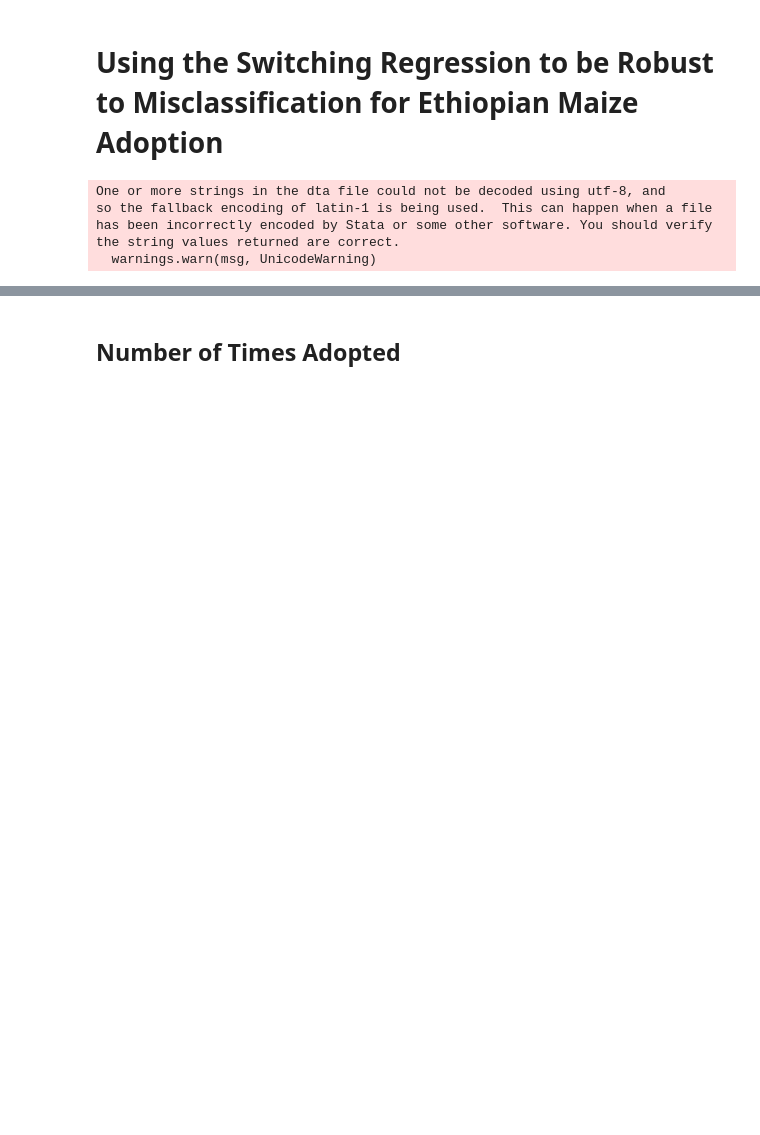
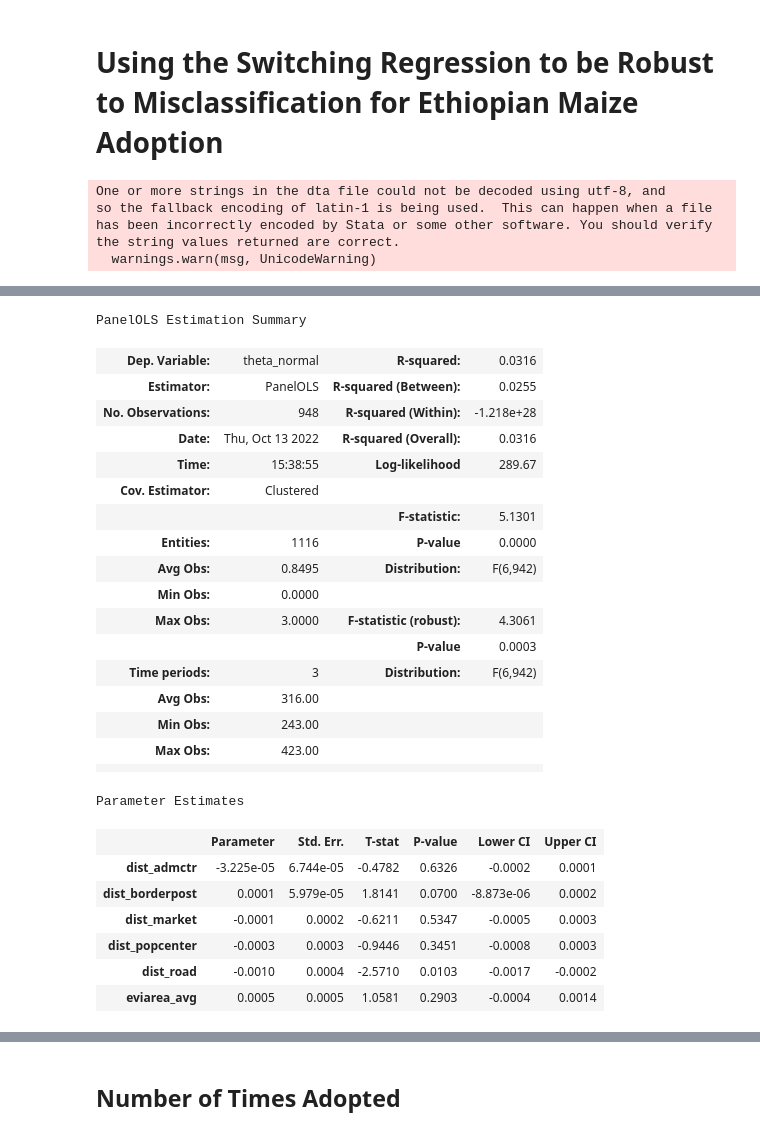
Before and after one commit to amichuda/ethiopia-tech-adoption, a Jupyter notebook: python/switching_reg.ipynb, the cells around one changed output, grey strips where cells are left out. Cells and saved outputs as stored; diff of their text form; code cells hidden in the pictures; blank space fills up the shorter version.

```diff
--- a/python/switching_reg.ipynb
+++ b/python/switching_reg.ipynb
@@ -346,3 +431,5 @@ gmm_df = pd.read_csv("../results/data/theta.csv").assign(trajectory=trajectory_o
 # %%
 theta_all = mu_df.merge(gmm_df, left_index=True, right_index=True, suffixes=('_misclass', '_normal'))
 returns_all = returns_df.merge(theta_all, left_index=True, right_index=True, suffixes=('_misclass', '_normal'))
+# %%
+full_df_short_theta = full_df_short.merge(theta_all, left_on=['trajectories_true'], right_index=True)
@@ -348,0 +456,30 @@ returns_all = returns_df.merge(theta_all, left_index=True, right_index=True, suf
+# %%
+PanelOLS.from_formula("theta_normal ~ eviarea_avg + dist_road + dist_popcenter + dist_market + dist_borderpost + dist_admctr", data=full_df_short_theta).fit(cov_type='clustered',
+                                                                                  cluster_entity=True)
+# %% [output]
+PanelOLS Estimation Summary
+| Dep. Variable: | theta_normal | R-squared: | 0.0316 |
+| Estimator: | PanelOLS | R-squared (Between): | 0.0255 |
+| No. Observations: | 948 | R-squared (Within): | -1.218e+28 |
+| Date: | Thu, Oct 13 2022 | R-squared (Overall): | 0.0316 |
+| Time: | 15:38:55 | Log-likelihood | 289.67 |
+| Cov. Estimator: | Clustered |  |  |
+|  |  | F-statistic: | 5.1301 |
+| Entities: | 1116 | P-value | 0.0000 |
+| Avg Obs: | 0.8495 | Distribution: | F(6,942) |
+| Min Obs: | 0.0000 |  |  |
+| Max Obs: | 3.0000 | F-statistic (robust): | 4.3061 |
+|  |  | P-value | 0.0003 |
+| Time periods: | 3 | Distribution: | F(6,942) |
+| Avg Obs: | 316.00 |  |  |
+| Min Obs: | 243.00 |  |  |
+| Max Obs: | 423.00 |  |  |
+|  |  |  |  |
+Parameter Estimates
+|  | Parameter | Std. Err. | T-stat | P-value | Lower CI | Upper CI |
+| dist_admctr | -3.225e-05 | 6.744e-05 | -0.4782 | 0.6326 | -0.0002 | 0.0001 |
+| dist_borderpost | 0.0001 | 5.979e-05 | 1.8141 | 0.0700 | -8.873e-06 | 0.0002 |
+| dist_market | -0.0001 | 0.0002 | -0.6211 | 0.5347 | -0.0005 | 0.0003 |
+| dist_popcenter | -0.0003 | 0.0003 | -0.9446 | 0.3451 | -0.0008 | 0.0003 |
+| dist_road | -0.0010 | 0.0004 | -2.5710 | 0.0103 | -0.0017 | -0.0002 |
+| eviarea_avg | 0.0005 | 0.0005 | 1.0581 | 0.2903 | -0.0004 | 0.0014 |
```
Also changed, not shown: parts of 13 cells of this notebook, 14 other files.
